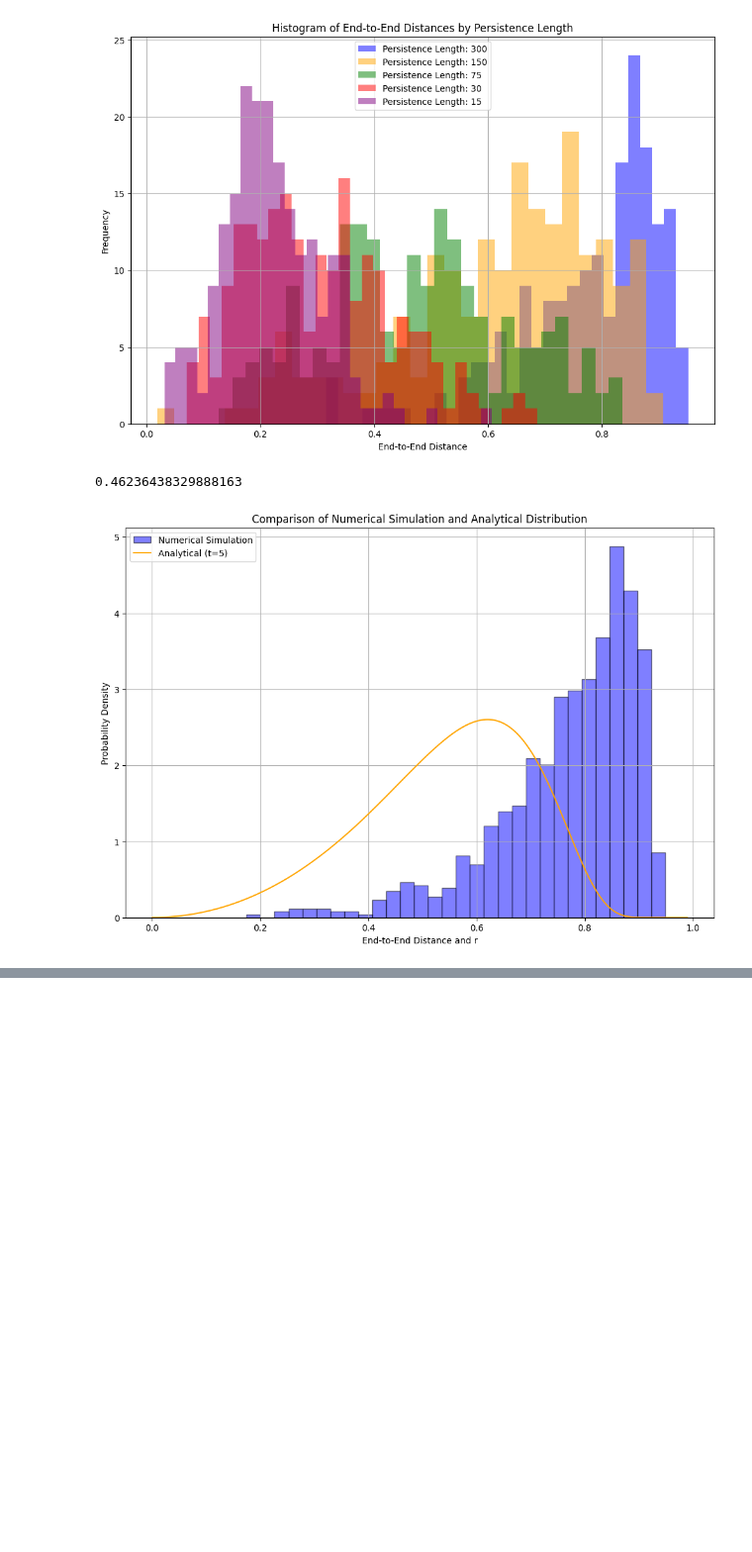
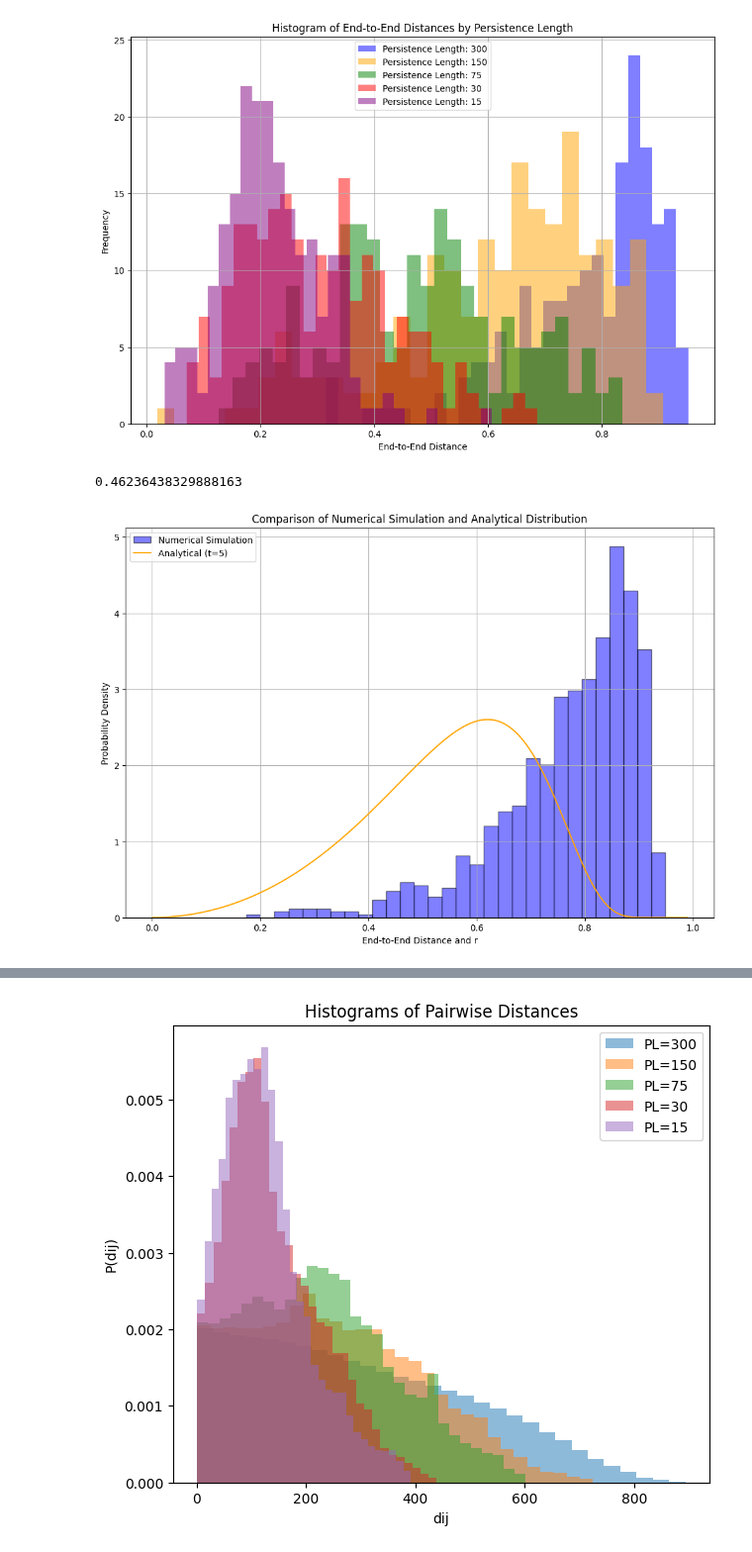
Before and after one commit to B-hub-hue/Python.exam_polymer, a Jupyter notebook: Python_exam_py.ipynb, the cells around one changed output, grey strips where cells are left out. Shown at 99% size. Cells and saved outputs as stored; diff of their text form; code cells hidden in the pictures; blank space fills up the shorter version.

```diff
--- a/Python_exam_py.ipynb
+++ b/Python_exam_py.ipynb
@@ -331,0 +375,85 @@ for _ in range(num_trials):
+# %%
+import numpy as np
+import matplotlib.pyplot as plt
+
+# Define helper functions
+delta_theta = 0.102
+
+def custom_gaussian_theta(delta_theta):
+    """Sample from the custom Gaussian distribution for theta."""
+    return np.random.normal(0, delta_theta)
+
+def rodrigues_rotation(v, k, theta, phi):
+    """Perform Rodrigues rotation."""
+    k = k / np.linalg.norm(k)  # Ensure k is a unit vector
+    c_theta = np.cos(theta)
+    s_theta = np.sin(theta)
+    return (v * c_theta +
+            np.cross(k, v) * s_theta +
+            k * np.dot(k, v) * (1 - c_theta))
+
+def dij(positions, i, j):
+    """Compute the distance between two points."""
+    return np.linalg.norm(positions[j] - positions[i])
+
+# Parameters
+num_segments = 1000
+num_trials = 3  # Number of trials to gather distances
+persistence_lengths = [300, 150, 75, 30, 15]  # Array of persistence lengths
+
+# Store distances for each persistence length
+distances = {length: [] for length in persistence_lengths}
+
+for _ in range(num_trials):
+    for persistence_length in persistence_lengths:
+        vectors = [np.array([1, 0, 0])]  # Starting vector
+        for _ in range(1, num_segments):
+            # Sample theta based on the selected persistence length
+            theta = custom_gaussian_theta(1 / np.sqrt(persistence_length))  # Scale by persistence length
+            phi = np.random.uniform(0, 2 * np.pi)  # Uniformly distributed phi
+            axis_of_rotation = np.cross(np.random.random(size=3), vectors[-1])
+            new_vector = rodrigues_rotation(vectors[-1], axis_of_rotation, theta, phi)
+            vectors.append(new_vector)
+
+        # Convert list of vectors to positions
+        positions = np.cumsum(vectors, axis=0)
+
+        # Calculate pairwise distances and store
+        for i in range(len(positions) - 1):
+            for j in range(i + 1, len(positions)):
+                distances[persistence_length].append(dij(positions, i, j))
+
+# Plot histograms for each persistence length
+plt.figure(figsize=(7, 6))
+for length in persistence_lengths:
+    plt.hist(distances[length], bins=30, alpha=0.5, density=True, label=f'PL={length}')
+plt.xlabel('dij')
+plt.ylabel('P(dij)')
+plt.legend()
+plt.title('Histograms of Pairwise Distances')
+plt.show()
+
+# Compute and plot the average histogram
+bin_edges = None
+average_hist = None
+
+# Calculate histograms for each persistence length and accumulate
+for length in persistence_lengths:
+    hist_values, bin_edges = np.histogram(distances[length], bins=30, density=True)
+    if average_hist is None:
+        average_hist = np.zeros_like(hist_values, dtype=float)
+    average_hist += hist_values
+
+# Normalize the average histogram
+average_hist /= len(persistence_lengths)
+
+# Plot average histogram
+plt.figure(figsize=(10, 6))
+plt.bar(bin_edges[:-1], average_hist, width=np.diff(bin_edges), alpha=0.7, label='Average Histogram')
+plt.xlabel('Distance (dij)')
+plt.ylabel('Average Probability')
+plt.title('Average Histogram for Persistence Lengths')
+plt.legend()
+plt.show()
+# %% [output]
+[figure, added]
```
Also changed, not shown: parts of 4 cells of this notebook.
